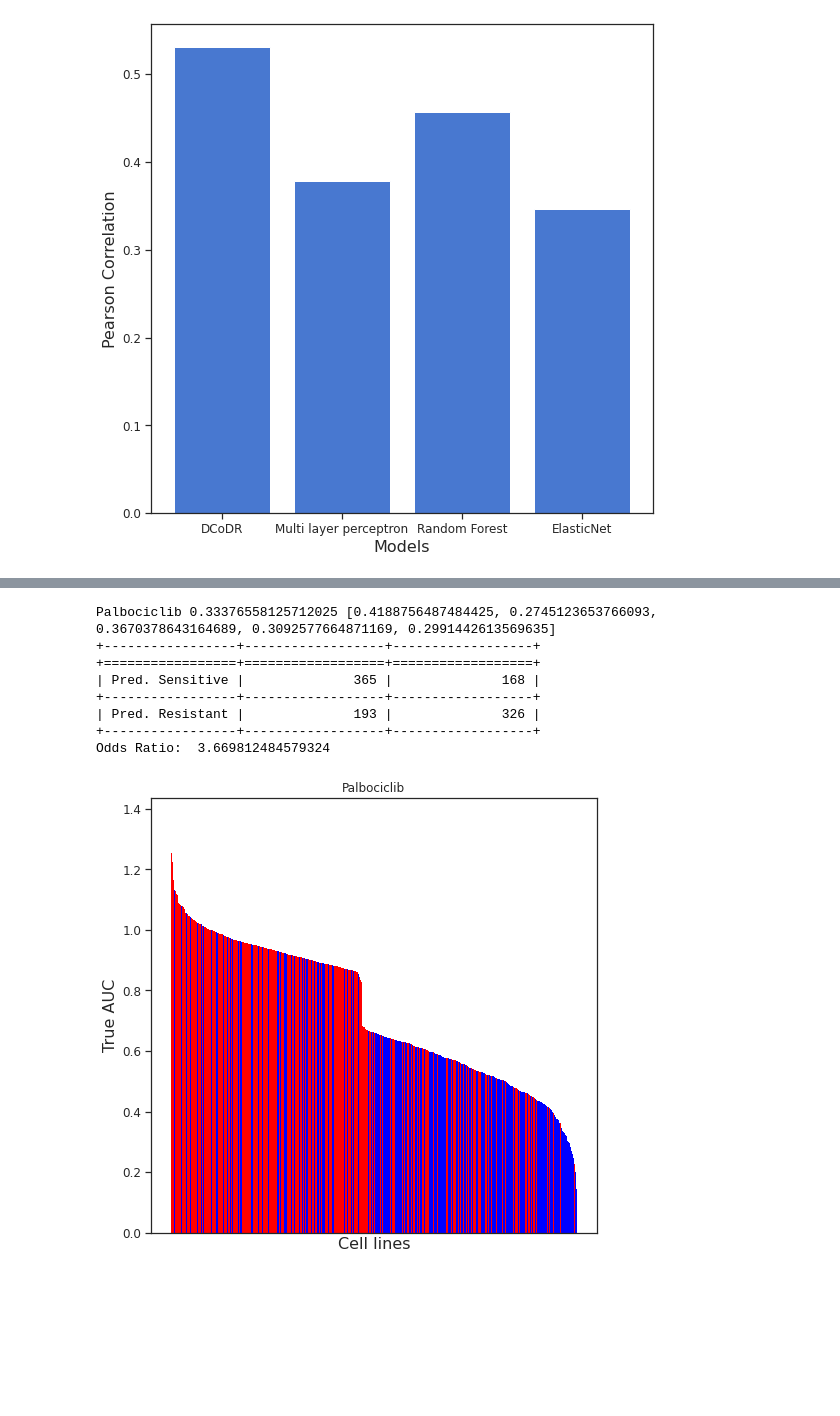
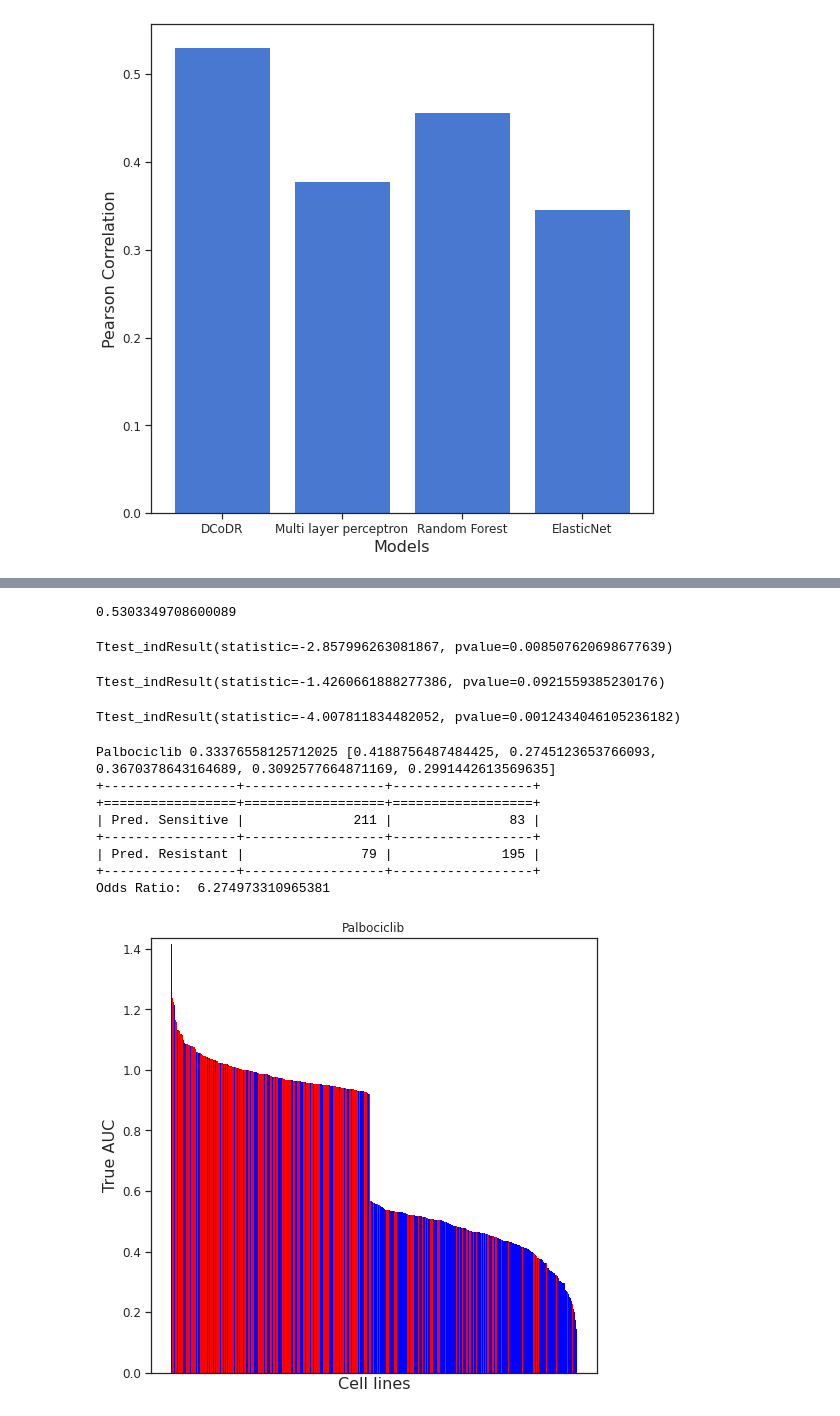
Before and after one commit to aksinghal5590/dcodr, a Jupyter notebook: notebooks/model_comparison.ipynb, the cells around one changed output, grey strips where cells are left out. Saved outputs shown, nothing was run; the diff lists cells and outputs as text; code cells hidden in the pictures; blank space fills up the shorter version.

```diff
--- a/notebooks/model_comparison.ipynb
+++ b/notebooks/model_comparison.ipynb
@@ -580,7 +572,7 @@ def get_avg_cv_data_3class_gene(ont, dataset, zscore_method, drug, gene, fold_si
     return fold_corr_list, avg_corr
     #return fold_corr_list, avg_corr, cont_table, odds_ratio, fig
 # %%
-def get_avg_cv_data_3class_alternate(method, dataset, drug, fold_size=5, fraction=0.16):
+def get_avg_cv_data_3class_alternate(method, dataset, drug, fold_size=5, fraction=0.16, true_fraction=0.16):
 
     avg_corr = 0.0
     fold_corr_list = []
@@ -597,7 +589,7 @@ def get_avg_cv_data_3class_alternate(method, dataset, drug, fold_size=5, fractio
             continue
         test_df['pred'] = pred
 
-        _, _, _, pred_sens_df, pred_res_df = get_filtered_data(test_df, fraction)
+        _, _, pred_sens_df, pred_res_df = get_filtered_data(test_df, fraction, true_fraction)
 
         filtered_df = pd.concat([pred_sens_df, pred_res_df], axis=0, ignore_index=True)
         corr = stats.pearsonr(filtered_df['auc'], filtered_df['pred'])[0]
@@ -609,7 +601,7 @@ def get_avg_cv_data_3class_alternate(method, dataset, drug, fold_size=5, fractio
     avg_corr /= fold_size
     return fold_corr_list, avg_corr
 # %%
-def get_avg_cv_data_3class_mut(ont, dataset, zscore_method, drug, fold_size=5, fraction=0.16):
+def get_avg_cv_data_3class_mut(ont, dataset, zscore_method, drug, fold_size=5, fraction=0.16, true_fraction=0.16):
 
     all_test = []
     avg_corr = 0.0
@@ -627,7 +619,7 @@ def get_avg_cv_data_3class_mut(ont, dataset, zscore_method, drug, fold_size=5, f
             continue
         test_df['pred'] = pred
 
-        _, _, pred_sens_df, pred_res_df = get_filtered_data(test_df, fraction)
+        _, _, pred_sens_df, pred_res_df = get_filtered_data(test_df, fraction, true_fraction)
 
         filtered_df = pd.concat([pred_sens_df, pred_res_df], axis=0, ignore_index=True)
         corr = stats.pearsonr(filtered_df['auc'], filtered_df['pred'])[0]
@@ -637,7 +629,7 @@ def get_avg_cv_data_3class_mut(ont, dataset, zscore_method, drug, fold_size=5, f
     avg_corr /= fold_size
     return fold_corr_list, avg_corr
 # %%
-def get_avg_cv_data_3class_cnv(ont, dataset, zscore_method, drug, fold_size=5, fraction=0.16):
+def get_avg_cv_data_3class_cnv(ont, dataset, zscore_method, drug, fold_size=5, fraction=0.16, true_fraction=0.16):
 
     all_test = []
     avg_corr = 0.0
@@ -655,7 +647,7 @@ def get_avg_cv_data_3class_cnv(ont, dataset, zscore_method, drug, fold_size=5, f
             continue
         test_df['pred'] = pred
 
-        _, _, pred_sens_df, pred_res_df = get_filtered_data(test_df, fraction)
+        _, _, pred_sens_df, pred_res_df = get_filtered_data(test_df, fraction, true_fraction=0.16)
 
         filtered_df = pd.concat([pred_sens_df, pred_res_df], axis=0, ignore_index=True)
         corr = stats.pearsonr(filtered_df['auc'], filtered_df['pred'])[0]
@@ -726,7 +716,7 @@ vnn_results_3class_df = pd.DataFrame(index=range(len(drugs)), columns=['Drug', '
 f_best=0.16
 
 for i, drug in enumerate(drugs):
-    corr_list, avg_corr = get_avg_cv_data_3class(ont, dataset, zscore_method, drug, fraction=f_best)
+    corr_list, avg_corr, _ = get_avg_cv_data_3class(ont, dataset, zscore_method, drug, fraction=f_best)
     print(drug, corr_list, avg_corr)
 
     vnn_results_3class_df.loc[i]['Drug'] = drug
@@ -938,23 +938,37 @@ palbo_perf_barchart.savefig('../plots/figure2/palbo_barchart_April_14.svg')
+# %%
+float(vnn_results_3class_df['Average'])
+# %% [output]
+0.5303349708600089
+# %%
+stats.ttest_ind(list(mlp_3class_df.iloc[0].drop('Drug')), list(vnn_results_3class_df.iloc[0].drop('Drug')), alternative='less')
+# %% [output]
+Ttest_indResult(statistic=-2.857996263081867, pvalue=0.008507620698677639)
+# %%
+stats.ttest_ind(list(randomforest_3class_df.iloc[0].drop('Drug')), list(vnn_results_3class_df.iloc[0].drop('Drug')), alternative='less')
+# %% [output]
+Ttest_indResult(statistic=-1.4260661888277386, pvalue=0.0921559385230176)
+# %%
+stats.ttest_ind(list(elasticnet_3class_df.iloc[0].drop('Drug')), list(vnn_results_3class_df.iloc[0].drop('Drug')), alternative='less')
+# %% [output]
+Ttest_indResult(statistic=-4.007811834482052, pvalue=0.0012434046105236182)
 # %%
-f_best = 0.16
+f_best = 0.5
 drugs = ['Palbociclib']
 
 for i, drug in enumerate(drugs):
     corr_list, avg_corr, cont_table, odds_ratio, waterfall_plot  = get_avg_cv_data_3class(ont, dataset, zscore_method,
-                                                                                          drug, fraction=f_best, is_show=True)
+                                                                                          drug, fraction=f_best, true_fraction=0.16, is_show=True)
     print(drug, avg_corr, corr_list)
     print(tabulate(cont_table, headers=['', 'True Sensitive', 'True Resistant'], tablefmt='grid'))
     print('Odds Ratio: ', odds_ratio)
-
-#waterfall_plot.savefig('../plots/waterfall_' + drug + '.svg')
 # %% [output]
 Palbociclib 0.33376558125712025 [0.4188756487484425, 0.2745123653766093, 0.3670378643164689, 0.3092577664871169, 0.2991442613569635]
 +-----------------+------------------+------------------+
 +=================+==================+==================+
-| Pred. Sensitive |              365 |              168 |
+| Pred. Sensitive |              211 |               83 |
 +-----------------+------------------+------------------+
-| Pred. Resistant |              193 |              326 |
+| Pred. Resistant |               79 |              195 |
 +-----------------+------------------+------------------+
-Odds Ratio:  3.669812484579324
+Odds Ratio:  6.274973310965381
-[figure, old version]
+[figure, new version]
 # %%
```
Also changed, not shown: parts of 24 cells of this notebook, 1 other file.
